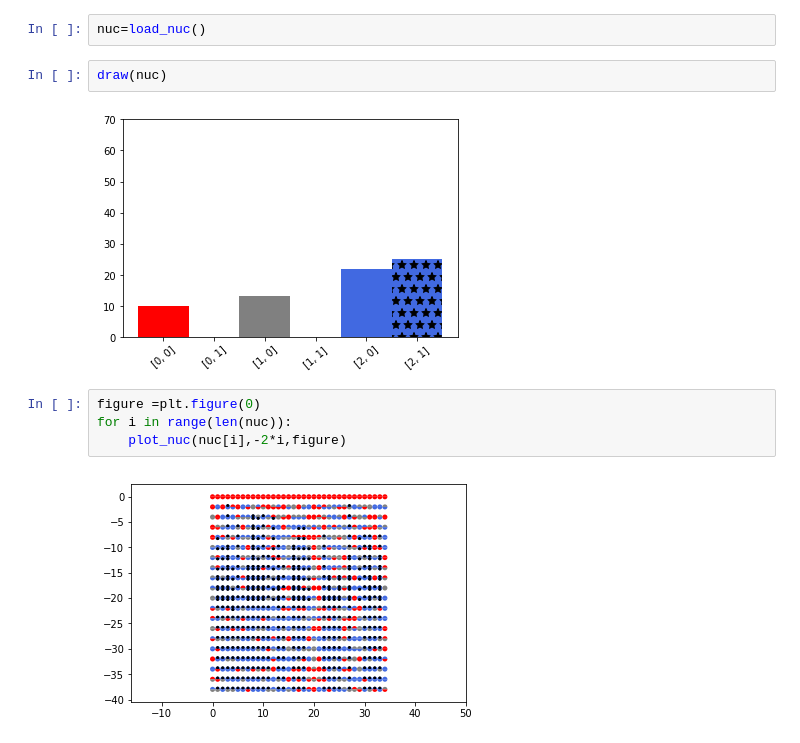
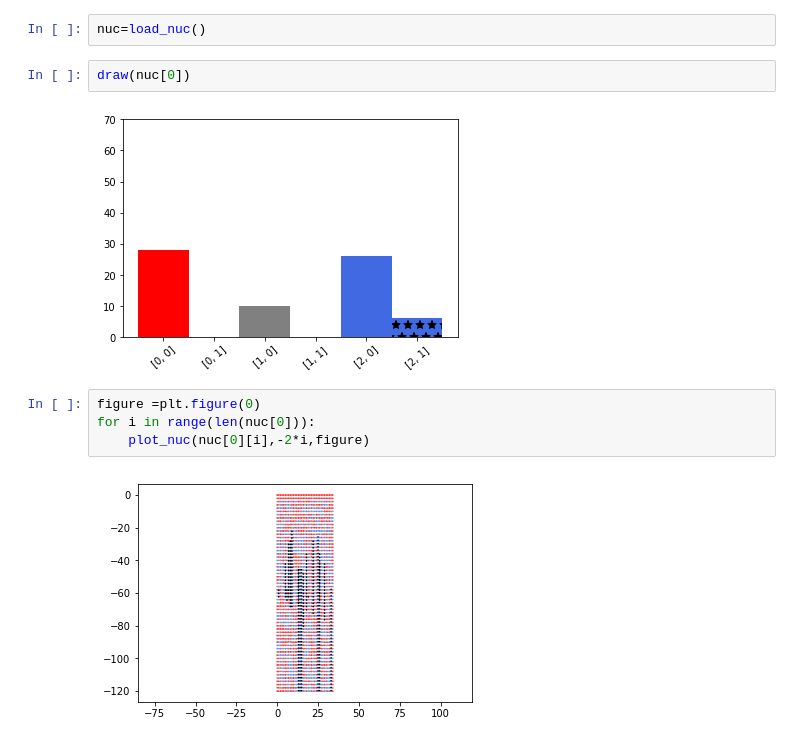
Before and after one commit to ranahoury/projet_mod, a Jupyter notebook: Notre Projet mais avec des classes.ipynb, the cells around one changed output. Saved outputs shown, nothing was run; the diff lists cells and outputs as text.

```diff
--- a/Notre Projet mais avec des classes.ipynb
+++ b/Notre Projet mais avec des classes.ipynb
@@ -20,12 +26,12 @@ plt.ion()
 # %%
 nuc=load_nuc()
 # %%
-draw(nuc)
+draw(nuc[0])
 # %% [output]
-[figure, old version]
+[figure, new version]
 # %%
 figure =plt.figure(0)
-for i in range(len(nuc)):
-    plot_nuc(nuc[i],-2*i,figure)
+for i in range(len(nuc[0])):
+    plot_nuc(nuc[0][i],-2*i,figure)
 # %% [output]
-[figure, old version]
+[figure, new version]
```
Also changed, not shown: parts of 4 cells of this notebook.
